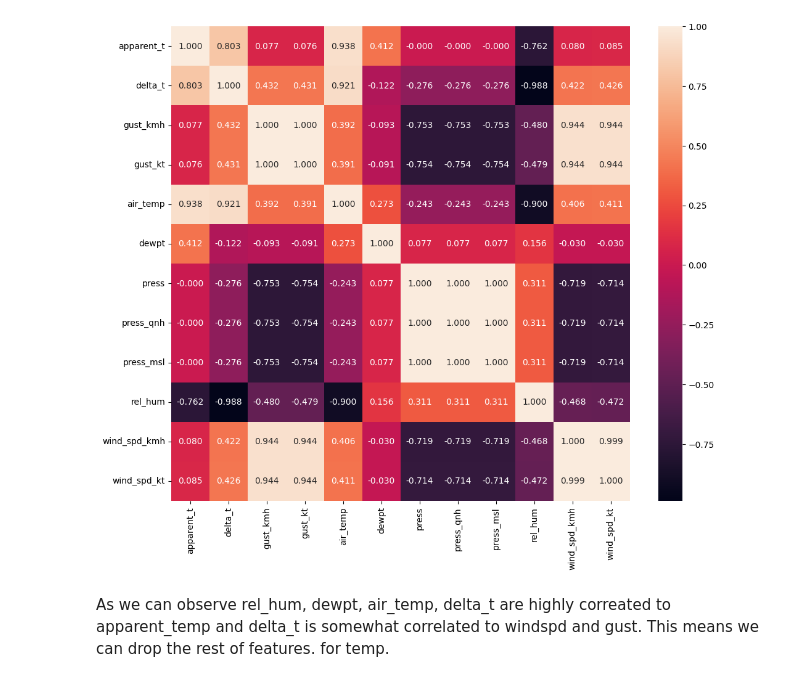
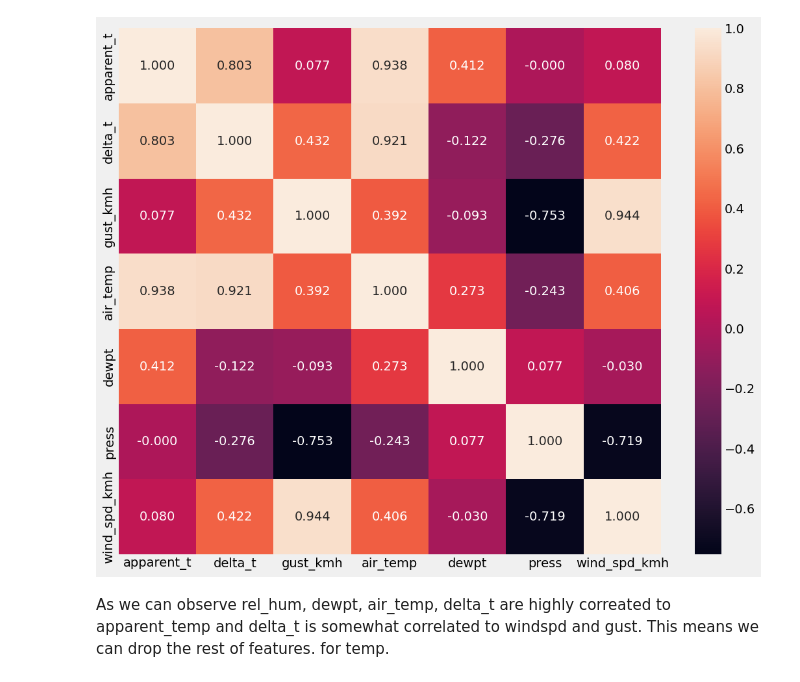
Before and after one commit to Muckthebuck/2023-Energy-kit, a Jupyter notebook: complete_temp.ipynb, the cells around one changed output. Cells and saved outputs as stored; diff of their text form; code cells hidden in the pictures.

```diff
--- a/complete_temp.ipynb
+++ b/complete_temp.ipynb
@@ -22,10 +26,21 @@ df = df.drop(['sort_order','wmo','local_date_time','local_date_time_full','name'
 df = df.set_index('aifstime_utc')
-# %%
-corrMatrix = df.corr(numeric_only=True)
-fig, ax = plt.subplots(figsize=(12, 10))
-sns.heatmap(corrMatrix, annot= True, ax=ax, fmt='.3f')
-plt.show()
-# %% [output]
-[figure, removed]
+# %%
+corr_matrix = df.corr(numeric_only=True).abs()
+
+# Select upper triangle of correlation matrix
+upper = corr_matrix.where(np.triu(np.ones(corr_matrix.shape), k=1).astype(bool))
+
+# Find features with correlation greater than 0.95
+to_drop = [column for column in upper.columns if any(upper[column] > 0.95)]
+
+# Drop features
+df.drop(to_drop, axis=1, inplace=True)
+
+corrMatrix = df.corr(numeric_only=True)
+fig, ax = plt.subplots(figsize=(12, 10))
+sns.heatmap(corrMatrix, annot= True, ax=ax, fmt='.3f')
+plt.show()
+# %% [output]
+[figure, added]
 # %% [markdown]
 As we can observe rel_hum, dewpt, air_temp, delta_t are highly correated to apparent_temp and delta_t is somewhat correlated to windspd and gust. This means we can drop the rest of features. for temp.
```
Also changed, not shown: parts of 12 cells of this notebook, 2 other files.
